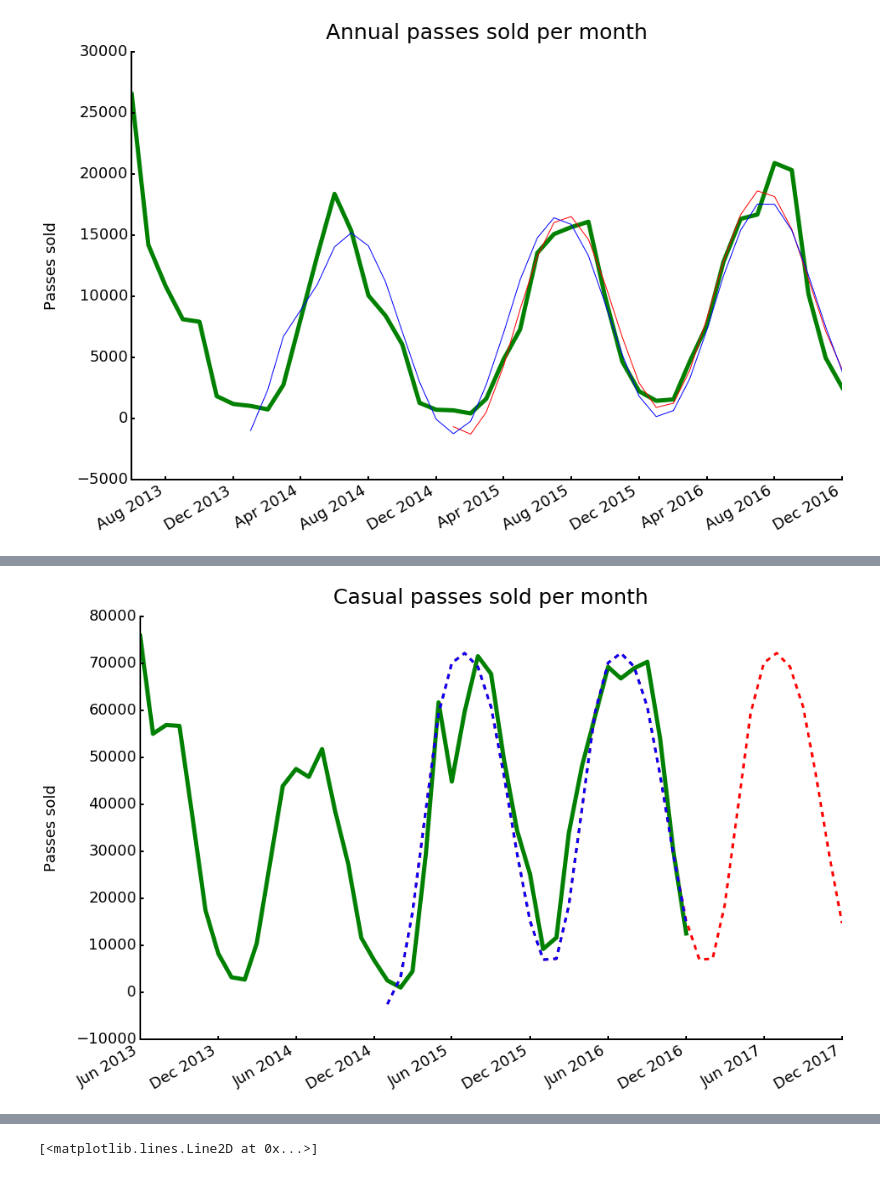
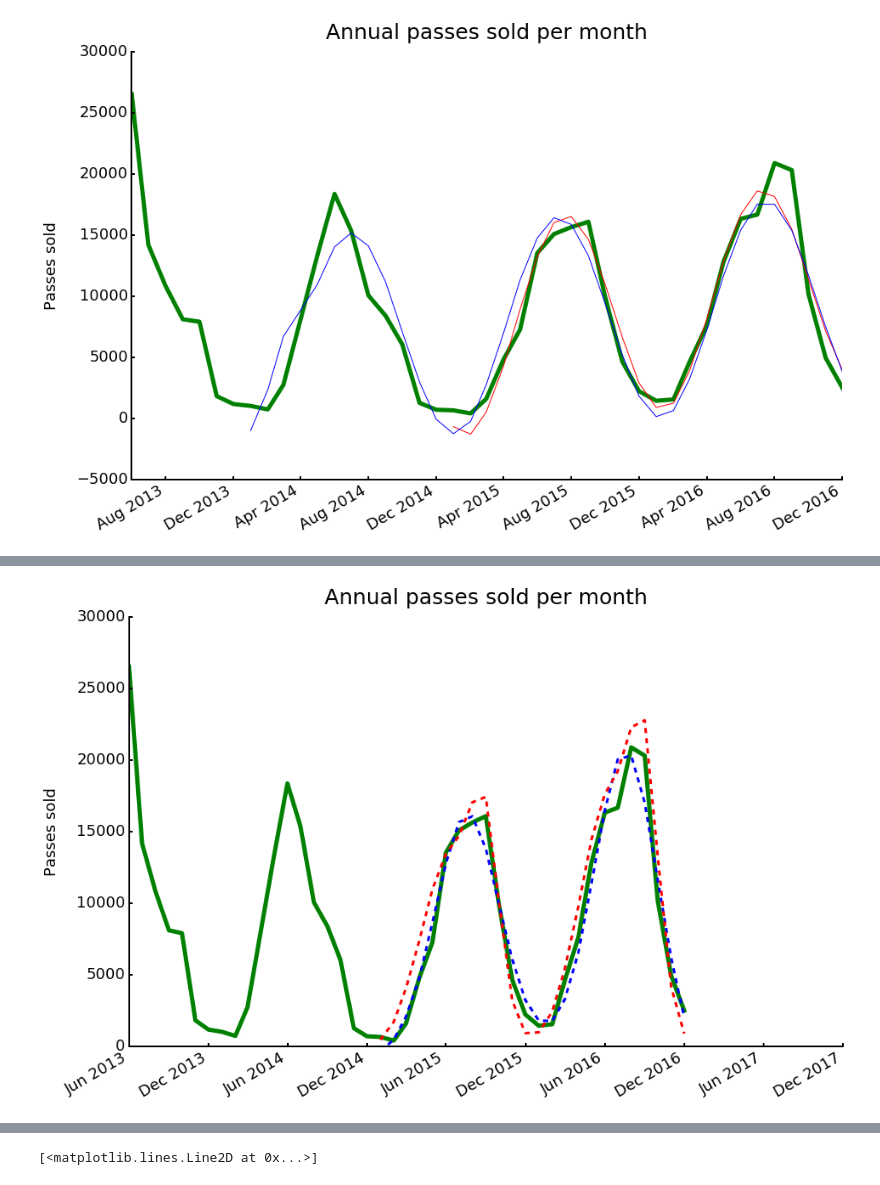
Before and after one commit to cleipski/Citibike, a Jupyter notebook: citibike_02.ipynb, the cells around one changed output, grey strips where cells are left out. Drawn from its saved outputs; the diff is of its cells as text; code cells hidden in the pictures.

```diff
--- a/citibike_02.ipynb
+++ b/citibike_02.ipynb
@@ -736,9 +598,12 @@ plt.savefig(os.path.join(data_dir,'plots','monthly_variations_in_annual_passes_s
 # %%
-dates = df['date'][df['active_annual_members'] > 0].tolist()
-casual = df['casual'][df['active_annual_members'] > 0].tolist()
+# Plot data
+dates = df['date'][(df['active_annual_members'] > 0) &
+                  (df['year'] >= 2013)].tolist()
+yearly = df['yearly'][(df['active_annual_members'] > 0) &
+                     (df['year'] >= 2013)].tolist()
 
 fig, ax = plt.subplots(figsize=(15, 10))
-plt.plot(dates,casual,'g-', alpha=1,lw=5)
+plt.plot(dates,yearly,'g-', alpha=1,lw=5)
 
 # rotate and align the tick labels so they look better
 fig.autofmt_xdate()
@@ -750,7 +615,7 @@ ax.fmt_xdata = mdates.DateFormatter('%Y-%m-%d')
 # plt.xlabel('Date', fontsize=18)
 plt.ylabel('Passes sold', fontsize=18)
 ax.yaxis.labelpad = 20
-plt.title('Casual passes sold per month', fontsize=25,y=1.02)
+plt.title('Annual passes sold per month', fontsize=25,y=1.02)
 # plt.grid(True)
 ax.tick_params(labelsize=18)
 
@@ -768,14 +633,20 @@ ax.yaxis.set_tick_params(width=2)
 ax.yaxis.set_ticks_position('left')
 ax.xaxis.set_ticks_position('bottom')
 
+plt.ylim(0,30000)
+plt.xlim(dates[0],dates[-1]+ relativedelta(months=12))
+
+
+# %%%%%%%%%%%%%%%%%%%%%%%%%%%%
 # Fit data
+# %%%%%%%%%%%%%%%%%%%%%%%%%%%%
 dates = df['date'][(df['active_annual_members'] > 0) &
                   (df['year'] >= 2015)].tolist()
-yearly = df['casual'][(df['active_annual_members'] > 0) &
+yearly = df['yearly'][(df['active_annual_members'] > 0) &
                      (df['year'] >= 2015)].tolist()
 
 
-# data points
+# Generate input data for fitting function
 num_points = len(yearly)
 Tx = np.linspace(5., 8., num_points)
 Tx = np.arange(num_points)
@@ -783,67 +654,16 @@ shp = df['date'].shape
 Tx = [np.abs(x-shp[0]) for x in Tx]
 Tx = np.array(Tx[::-1])
 tX = yearly
+# Set boundaries and starting values
+param_bounds=([-np.inf,0,-np.inf],[np.inf,2,np.inf])
+p0 = [1.4e4,1e4,1.3e4,1.3,25.5,2.5,2.3,1.0,2.3,-400.]
+param_bounds = ([1e4,1,1,1,25,0,0,0,0,-np.inf],
+               [np.inf,np.inf,np.inf,np.inf,np.inf,3,np.inf,1e3,np.inf,np.inf])
 
-
-
-# #estimate mean and standard deviation
-# meam = sum(x * y)
-# sigma = sum(y * (x - m)**2)
-#do the fit!
-p0 = [2e4,27,2]
-popt, pcov = curve_fit(gauss, Tx, tX, p0 = p0)
-# plt.plot(dates,gauss(Tx, *popt),'r--',lw=3)
-
-
-# plt.plot(Tx,gauss(Tx, 2e4,27,2))
-#plot the fit results
-# plt.plot(Tx,gauss(Tx, *popt))
-#confront with the given data
-# plt.plot(Tx, tX,'ok')
-
-print(popt)
-
-param_bounds=([-np.inf,0,-np.inf],[np.inf,2,np.inf])
-p0 = [7.0e4,7.0e4,27.,2.5,0.3,-2400.]
-p1 = [3.0e4,3.0e4,27.,1.5,0.3,-2400.]
-
-# plt.plot(dates,double_gauss(Tx, *p0)+double_gauss(Tx+3, *p1),'m--',lw=3)
-# plt.plot(dates,double_gauss(Tx+3, *p1),'y--',lw=3)
-
-def double_gauss(x, a, b, x0, sigma, m, off):
-    return (a*np.exp(-(x-x0)**2/(2*sigma**2)) +
-            a*np.exp(-(x-x0-12.)**2/(2*sigma**2)) +
-            m*x+off)
-
-
-
-popt, pcov = curve_fit(double_gauss, Tx, tX)
-
-print(popt)
-# plt.plot(Tx,double_gauss(Tx, *p0))
-
-# plt.plot(dates,double_gauss(Tx, *popt),'b--',lw=3)
-
-new_x = dates[:]
-add_months = np.arange(12)
-for i in add_months:
-    new_x.append(new_x[-1] + relativedelta(months=1))
-num_points = len(new_x)
-new_Tx = np.arange(num_points)
-new_Tx = [x+Tx[0] for x in new_Tx]
-new_Tx = np.array(new_Tx)
-
-# plt.plot(new_x,triple_gauss(new_Tx, *popt),'r--',lw=3)
-# plt.plot(dates,double_gauss(Tx, *popt),'b--',lw=3)
-
-def triple_gauss(x, a, b, x0, sigma, m, off):
-    return (a*np.exp(-(x-x0)**2/(2*sigma**2))+
-            b*np.exp(-(x-x0-12.)**2/(2*sigma**2))+
-            b*np.exp(-(x-x0-12.-12.)**2/(2*sigma**2))+
-            m*x+off)
-
-plt.plot(new_x,triple_gauss(new_Tx, *p0)+triple_gauss(new_Tx+3, *p1),'r--',lw=3)
-plt.plot(dates,double_gauss(Tx, *p0)+double_gauss(Tx+3, *p1),'b--',lw=3)
-
-plt.savefig(os.path.join(data_dir,'plots','monthly_variations_in_casual_passes_sold_03.pdf'), bbox_inches='tight')
+# Perform the fit
+popt_dh, pcov_dh = curve_fit(double_hump_gauss, Tx, tX, bounds=param_bounds)
+# Plot the results
+plt.plot(dates,double_hump_gauss(Tx, *popt_dh),'b--',lw=3)
+# Plot the initial values
+plt.plot(dates,double_hump_gauss(Tx, *p0),'r--',lw=3)
 # %% [output]
@@ -853 +671 @@ plt.savefig(os.path.join(data_dir,'plots','monthly_variations_in_casual_passes_s
-[figure, old version]
+[figure, new version]
```
Also changed, not shown: parts of 44 cells of this notebook, 4 other files.
